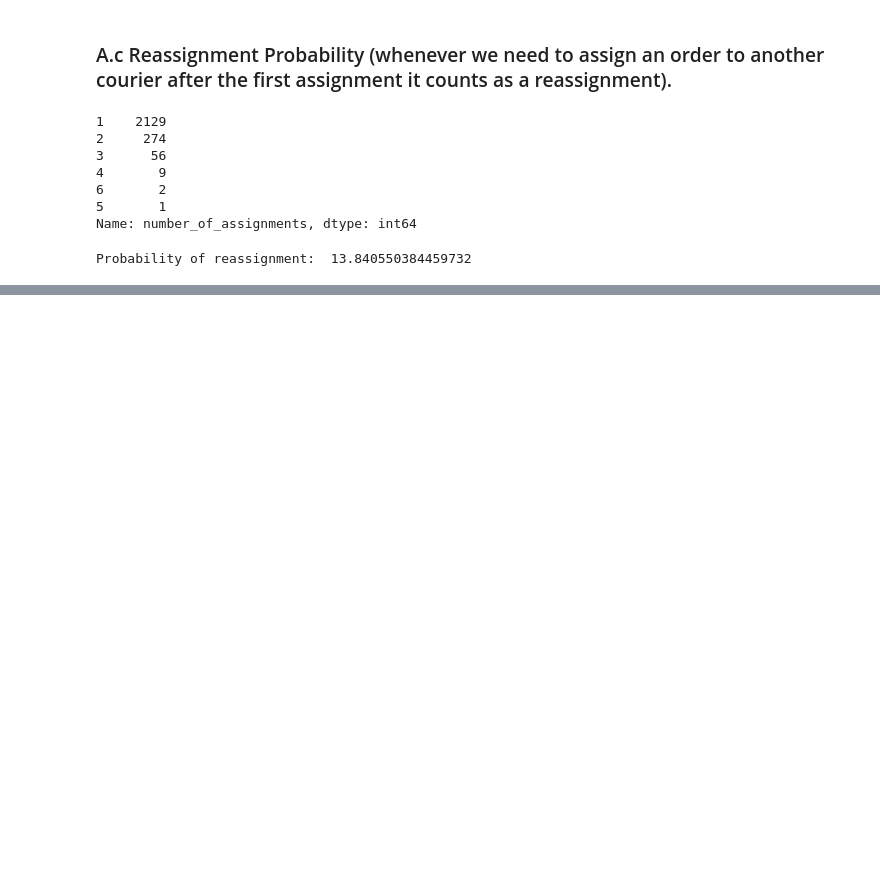
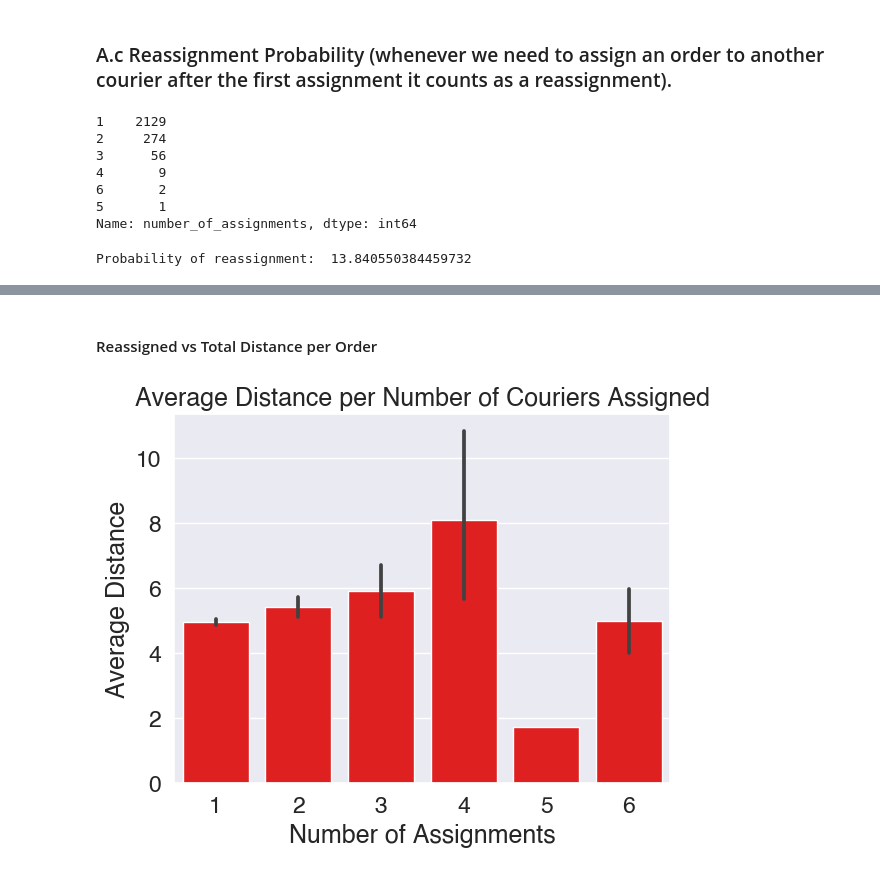
Before and after one commit to jorgecompleto/Fintech-Payments, a Jupyter notebook: Business_Case.ipynb, the cells around one changed output, grey strips where cells are left out. Saved outputs shown, nothing was run; the diff lists cells and outputs as text; code cells hidden in the pictures; blank space fills up the shorter version.

```diff
--- a/Business_Case.ipynb
+++ b/Business_Case.ipynb
@@ -287,0 +461,16 @@ Probability of reassignment:  13.840550384459732
+# %% [markdown]
+#### Reassigned vs Total Distance per Order
+# %%
+sns.barplot(
+    x="number_of_assignments",
+    y="total_real_distance",
+    data=df_encoded,
+    color="red",
+    estimator="mean",
+)
+plt.title("Average Distance per Number of Couriers Assigned")
+plt.xlabel("Number of Assignments")
+plt.ylabel("Average Distance")
+plt.show()
+# %% [output]
+[figure, added]
```
Also changed, not shown: parts of 38 cells of this notebook.
